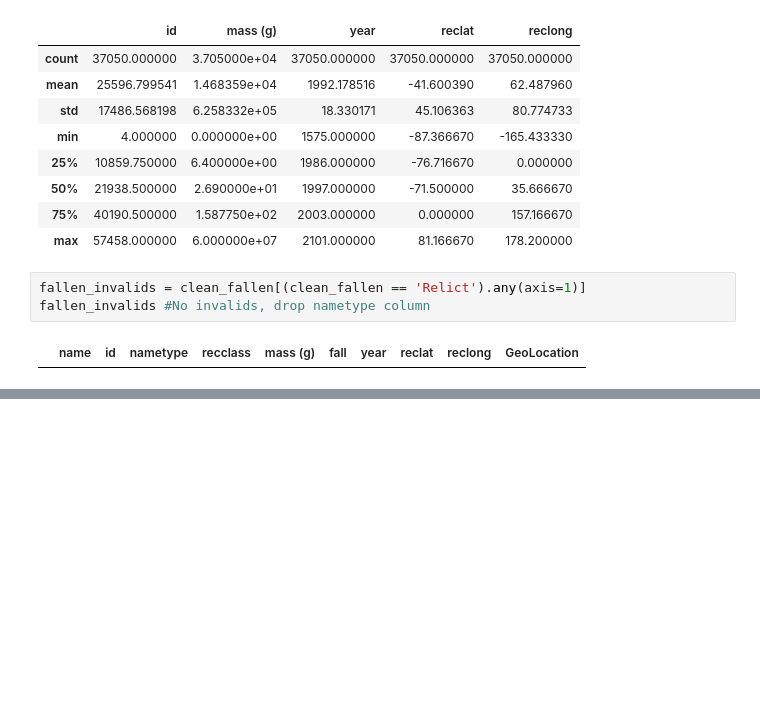
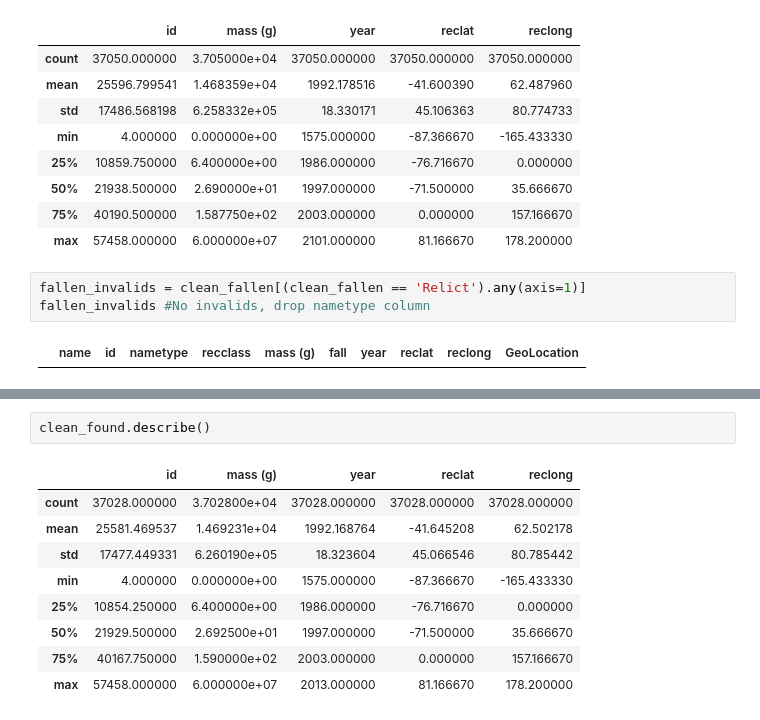
Before and after one commit to TheOceanMan7/meteorite-data, a Jupyter notebook: Meteorite_Landings.ipynb, the cells around one changed output, grey strips where cells are left out. Saved outputs shown, nothing was run; the diff lists cells and outputs as text; blank space fills up the shorter version.

```diff
--- a/Meteorite_Landings.ipynb
+++ b/Meteorite_Landings.ipynb
@@ -138,3 +140,15 @@ minimum
 |  | name | id | nametype | recclass | mass (g) | fall | year | reclat | reclong | GeoLocation |
 | 1055 | Vilna | 24183 | Valid | L5 | 0.1 | Fell | 1967.0 | 54.22500 | -111.69167 | (54.225, -111.69167) |
 | 1090 | Yoshiki | 30372 | Valid | Stone-uncl | 0.1 | Fell | 1928.0 | 34.16667 | 131.45000 | (34.16667, 131.45) |
+# %%
+clean_found.describe()
+# %% [output]
+|  | id | mass (g) | year | reclat | reclong |
+| count | 37028.000000 | 3.702800e+04 | 37028.000000 | 37028.000000 | 37028.000000 |
+| mean | 25581.469537 | 1.469231e+04 | 1992.168764 | -41.645208 | 62.502178 |
+| std | 17477.449331 | 6.260190e+05 | 18.323604 | 45.066546 | 80.785442 |
+| min | 4.000000 | 0.000000e+00 | 1575.000000 | -87.366670 | -165.433330 |
+| 25% | 10854.250000 | 6.400000e+00 | 1986.000000 | -76.716670 | 0.000000 |
+| 50% | 21929.500000 | 2.692500e+01 | 1997.000000 | -71.500000 | 35.666670 |
+| 75% | 40167.750000 | 1.590000e+02 | 2003.000000 | 0.000000 | 157.166670 |
+| max | 57458.000000 | 6.000000e+07 | 2013.000000 | 81.166670 | 178.200000 |
```
Also changed, not shown: parts of 10 cells of this notebook.
